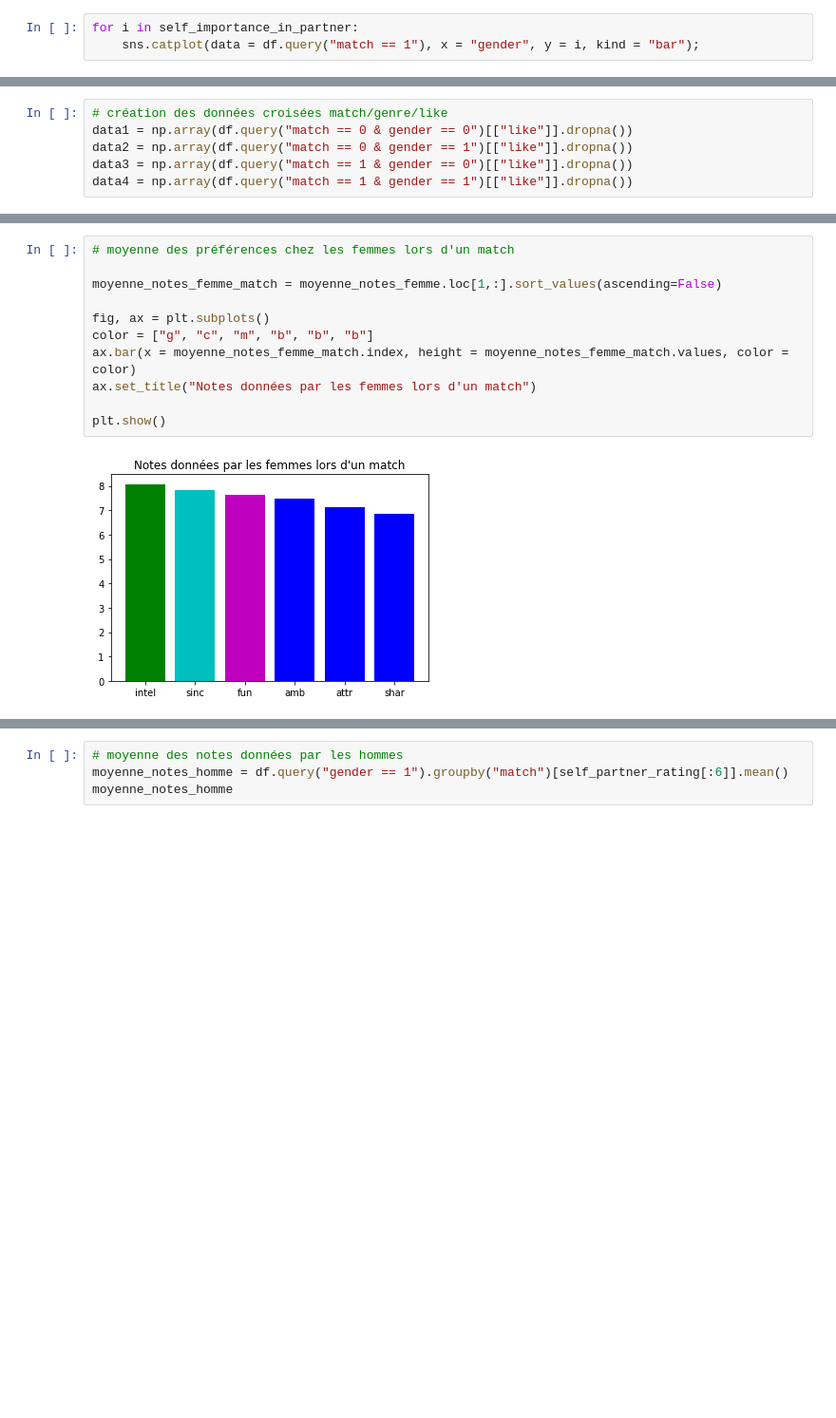
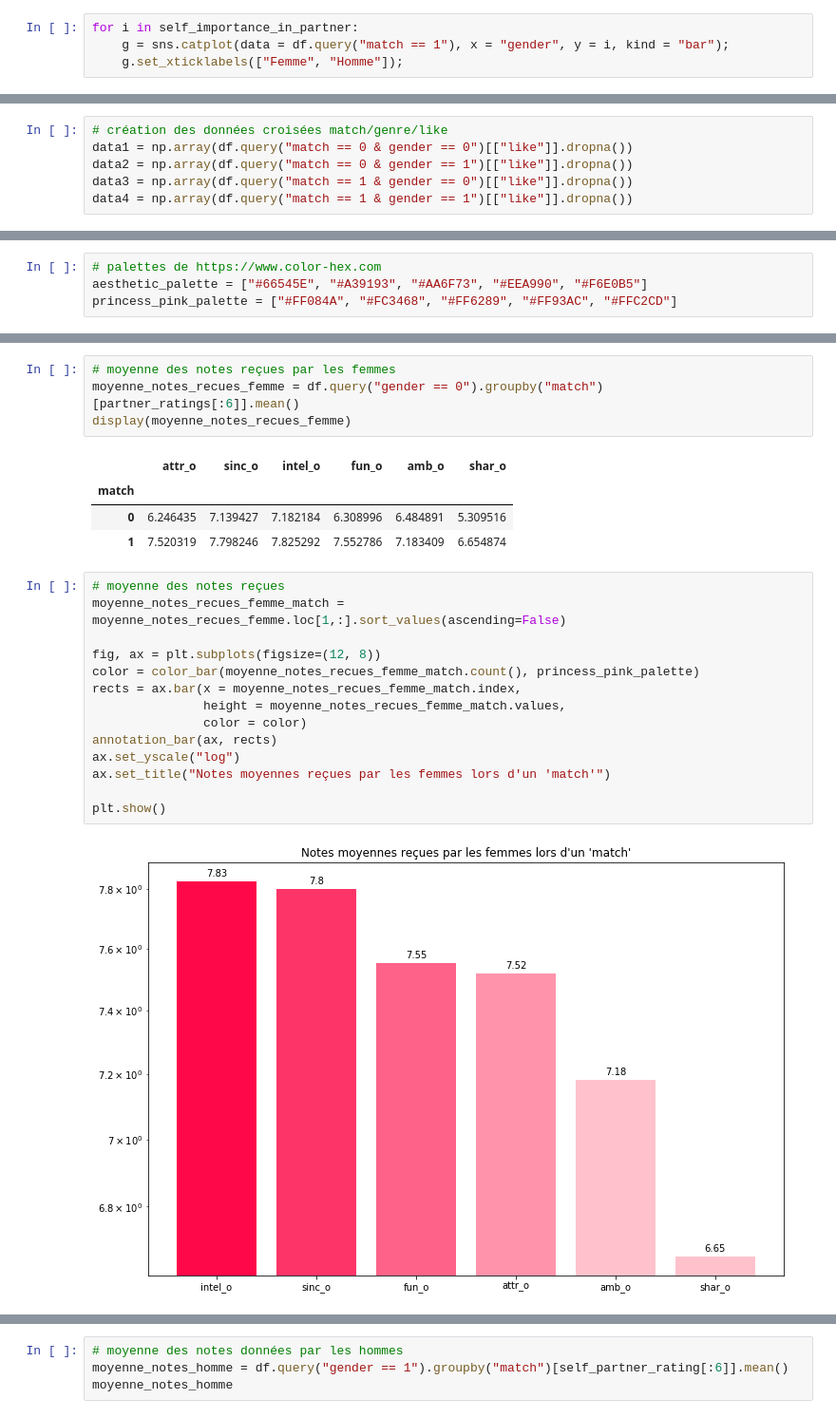
Before and after one commit to thefifthagreement/jedha-fs-s2-project, a Jupyter notebook: speed dating exploration.ipynb, the cells around one changed output, grey strips where cells are left out. Shown at 95% size. Drawn from its saved outputs; the diff is of its cells as text; blank space fills up the shorter version.

```diff
--- a/speed dating exploration.ipynb
+++ b/speed dating exploration.ipynb
@@ -121,4 +206,5 @@ df = speed_dating[features]
 # %%
 for i in self_importance_in_partner:
-    sns.catplot(data = df.query("match == 1"), x = "gender", y = i, kind = "bar");
+    g = sns.catplot(data = df.query("match == 1"), x = "gender", y = i, kind = "bar");
+    g.set_xticklabels(["Femme", "Homme"]);
 # %% [output]
@@ -191,0 +338,4 @@ moyenne_notes_femme.plot(kind="bar");
+# %%
+# palettes de https://www.color-hex.com
+aesthetic_palette = ["#66545E", "#A39193", "#AA6F73", "#EEA990", "#F6E0B5"]
+princess_pink_palette = ["#FF084A", "#FC3468", "#FF6289", "#FF93AC", "#FFC2CD"]
@@ -192,13 +379,25 @@ moyenne_notes_femme.plot(kind="bar");
+# %%
+# moyenne des notes reçues par les femmes
+moyenne_notes_recues_femme = df.query("gender == 0").groupby("match")[partner_ratings[:6]].mean()
+display(moyenne_notes_recues_femme)
+# %% [output]
+|  | attr_o | sinc_o | intel_o | fun_o | amb_o | shar_o |
+| match |  |  |  |  |  |  |
+| 0 | 6.246435 | 7.139427 | 7.182184 | 6.308996 | 6.484891 | 5.309516 |
+| 1 | 7.520319 | 7.798246 | 7.825292 | 7.552786 | 7.183409 | 6.654874 |
 # %%
-# moyenne des préférences chez les femmes lors d'un match
+# moyenne des notes reçues
+moyenne_notes_recues_femme_match = moyenne_notes_recues_femme.loc[1,:].sort_values(ascending=False)
 
-moyenne_notes_femme_match = moyenne_notes_femme.loc[1,:].sort_values(ascending=False)
-
-fig, ax = plt.subplots()
-color = ["g", "c", "m", "b", "b", "b"]
-ax.bar(x = moyenne_notes_femme_match.index, height = moyenne_notes_femme_match.values, color = color)
-ax.set_title("Notes données par les femmes lors d'un match")
+fig, ax = plt.subplots(figsize=(12, 8))
+color = color_bar(moyenne_notes_recues_femme_match.count(), princess_pink_palette)
+rects = ax.bar(x = moyenne_notes_recues_femme_match.index,
+               height = moyenne_notes_recues_femme_match.values,
+               color = color)
+annotation_bar(ax, rects)
+ax.set_yscale("log")
+ax.set_title("Notes moyennes reçues par les femmes lors d'un 'match'")
 
 plt.show()
 # %% [output]
-[figure, old version]
+[figure, new version]
```
Also changed, not shown: parts of 57 cells of this notebook.
